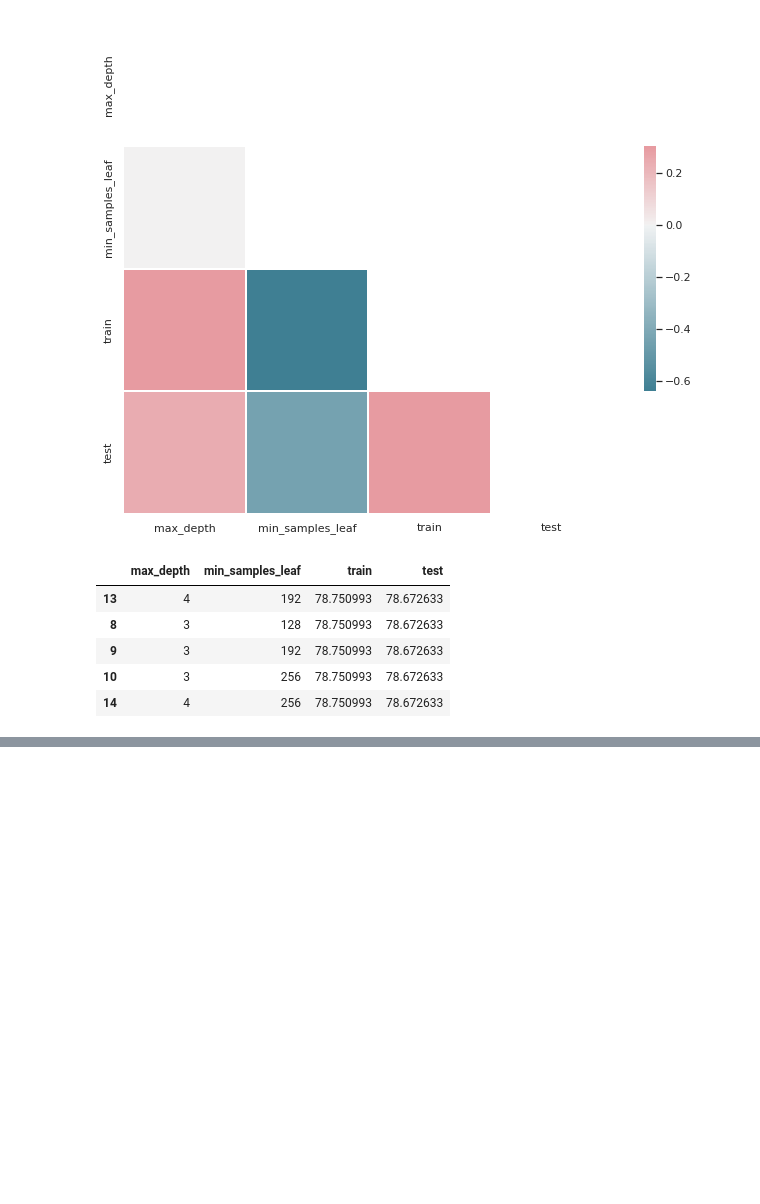
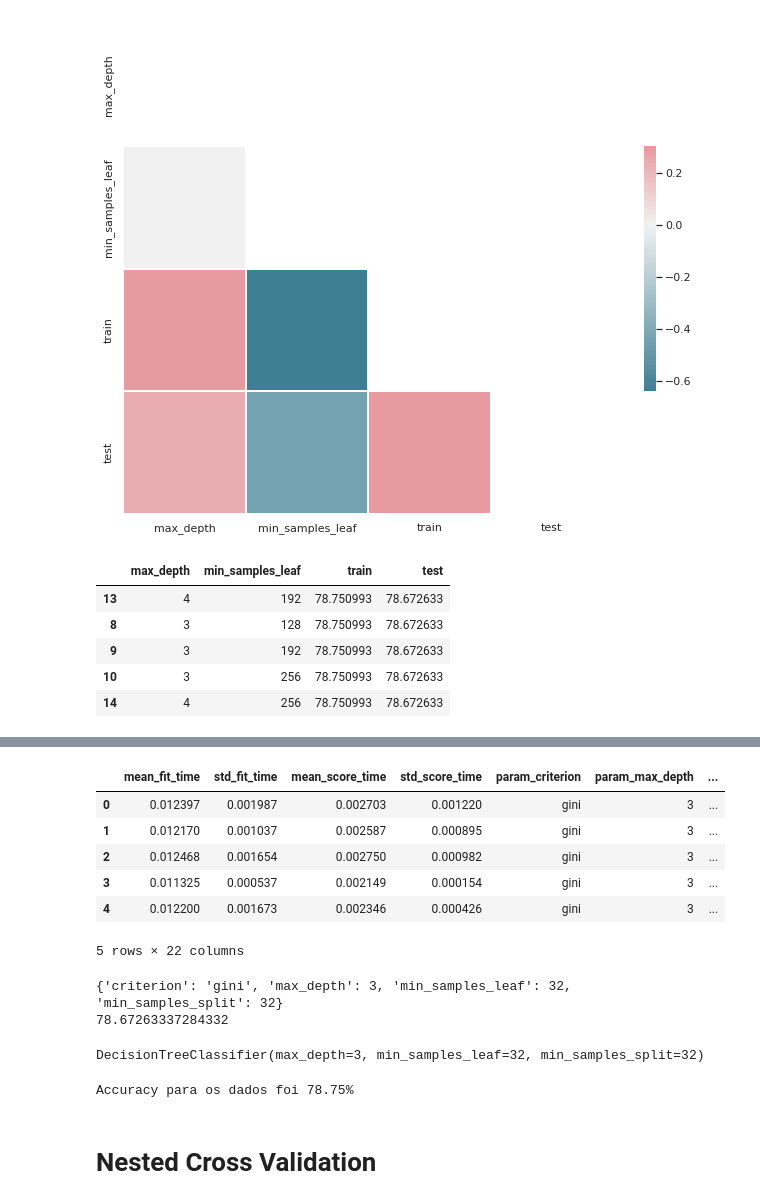
Before and after one commit to OseiasBeu/Data-Science, a Jupyter notebook: ValidandoModelos/Introdução_a_Machine_Learning_Otimização.ipynb, the cells around one changed output, grey strips where cells are left out. Cells and saved outputs as stored; diff of their text form; code cells hidden in the pictures; blank space fills up the shorter version.

Commit message:
Entendendo o nested cross validation

```diff
--- a/ValidandoModelos/Introdução_a_Machine_Learning_Otimização.ipynb
+++ b/ValidandoModelos/Introdução_a_Machine_Learning_Otimização.ipynb
@@ -515,0 +584,51 @@ resultados.sort_values("test", ascending=False).head()
+# %%
+from sklearn.model_selection import GridSearchCV
+
+SEED=301
+np.random.seed(SEED)
+
+espaco_de_parametros = {
+    "max_depth" : [3, 5],
+    "min_samples_split": [32, 64, 128],
+    "min_samples_leaf": [32, 64, 128],
+    "criterion": ["gini", "entropy"]
+
+}
+
+busca = GridSearchCV(DecisionTreeClassifier(),
+                    espaco_de_parametros,
+                    cv = GroupKFold(n_splits = 10))
+
+busca.fit(x_azar, y_azar,groups = dados.modelo)
+resultados = pd.DataFrame(busca.cv_results_)
+resultados.head()
+# %% [output]
+|  | mean_fit_time | std_fit_time | mean_score_time | std_score_time | param_criterion | param_max_depth | ... |
+| 0 | 0.012397 | 0.001987 | 0.002703 | 0.001220 | gini | 3 | ... |
+| 1 | 0.012170 | 0.001037 | 0.002587 | 0.000895 | gini | 3 | ... |
+| 2 | 0.012468 | 0.001654 | 0.002750 | 0.000982 | gini | 3 | ... |
+| 3 | 0.011325 | 0.000537 | 0.002149 | 0.000154 | gini | 3 | ... |
+| 4 | 0.012200 | 0.001673 | 0.002346 | 0.000426 | gini | 3 | ... |
+5 rows × 22 columns
+# %%
+print(busca.best_params_)
+print(busca.best_score_ * 100)
+# %% [output]
+{'criterion': 'gini', 'max_depth': 3, 'min_samples_leaf': 32, 'min_samples_split': 32}
+78.67263337284332
+# %%
+melhor = busca.best_estimator_
+melhor
+# %% [output]
+DecisionTreeClassifier(max_depth=3, min_samples_leaf=32, min_samples_split=32)
+# %%
+from sklearn.metrics import accuracy_score
+
+predicoes = melhor.predict(x_azar)
+accuracy = accuracy_score(predicoes, y_azar) * 100
+
+print("Accuracy para os dados foi %.2f%%" % accuracy)
+# %% [output]
+Accuracy para os dados foi 78.75%
+# %% [markdown]
+# Nested Cross Validation
```
Also changed, not shown: parts of 11 cells of this notebook.
